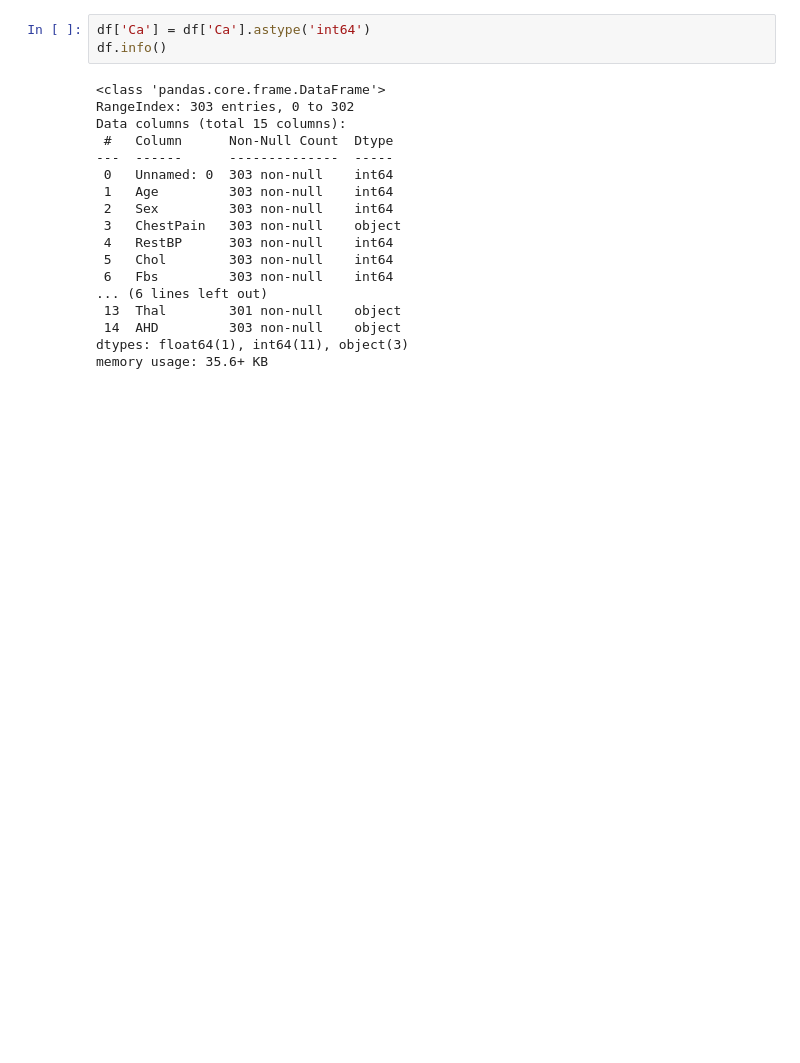
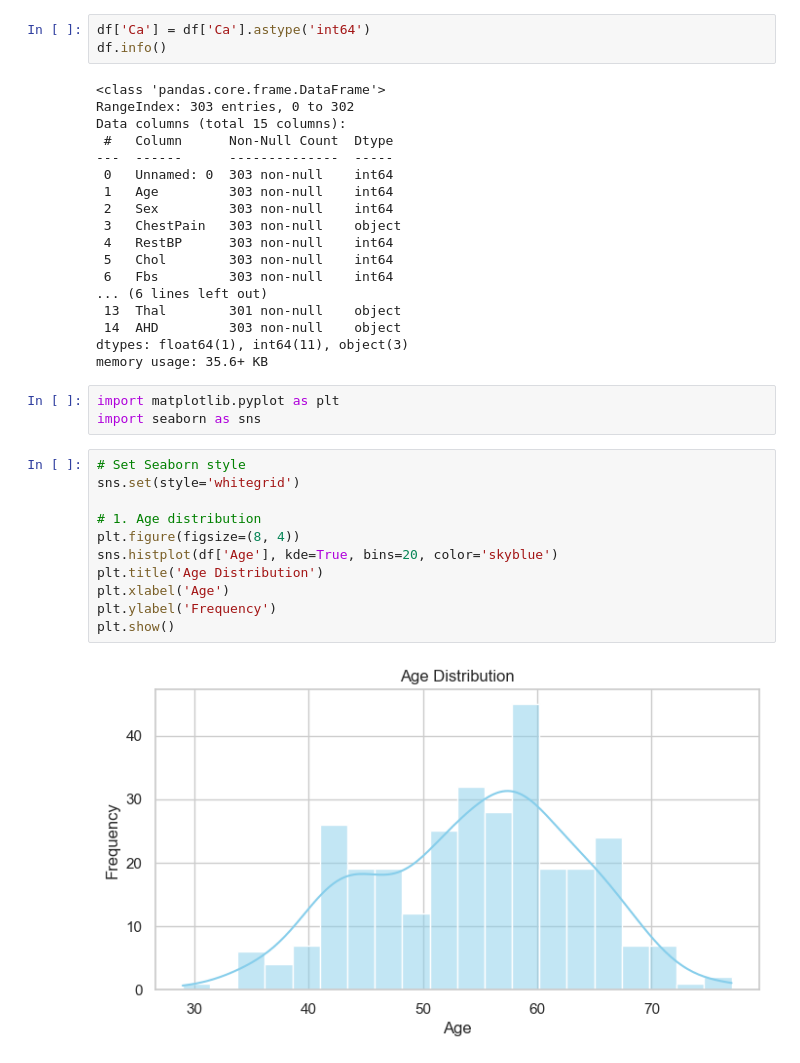
Before and after one commit to ShubhamDahane18/Machine-Learning-Lab-Assignment, a Jupyter notebook: Assignment 1/assignment 1.ipynb, the cells around one changed output. Saved outputs shown, nothing was run; the diff lists cells and outputs as text; blank space fills up the shorter version.

```diff
--- a/Assignment 1/assignment 1.ipynb
+++ b/Assignment 1/assignment 1.ipynb
@@ -505,3 +505,19 @@ Data columns (total 15 columns):
  14  AHD         303 non-null    object
 dtypes: float64(1), int64(11), object(3)
 memory usage: 35.6+ KB
+# %%
+import matplotlib.pyplot as plt
+import seaborn as sns
+# %%
+# Set Seaborn style
+sns.set(style='whitegrid')
+
+# 1. Age distribution
+plt.figure(figsize=(8, 4))
+sns.histplot(df['Age'], kde=True, bins=20, color='skyblue')
+plt.title('Age Distribution')
+plt.xlabel('Age')
+plt.ylabel('Frequency')
+plt.show()
+# %% [output]
+[figure, added]
```
Also changed, not shown: parts of 4 cells of this notebook, 16 other files.
